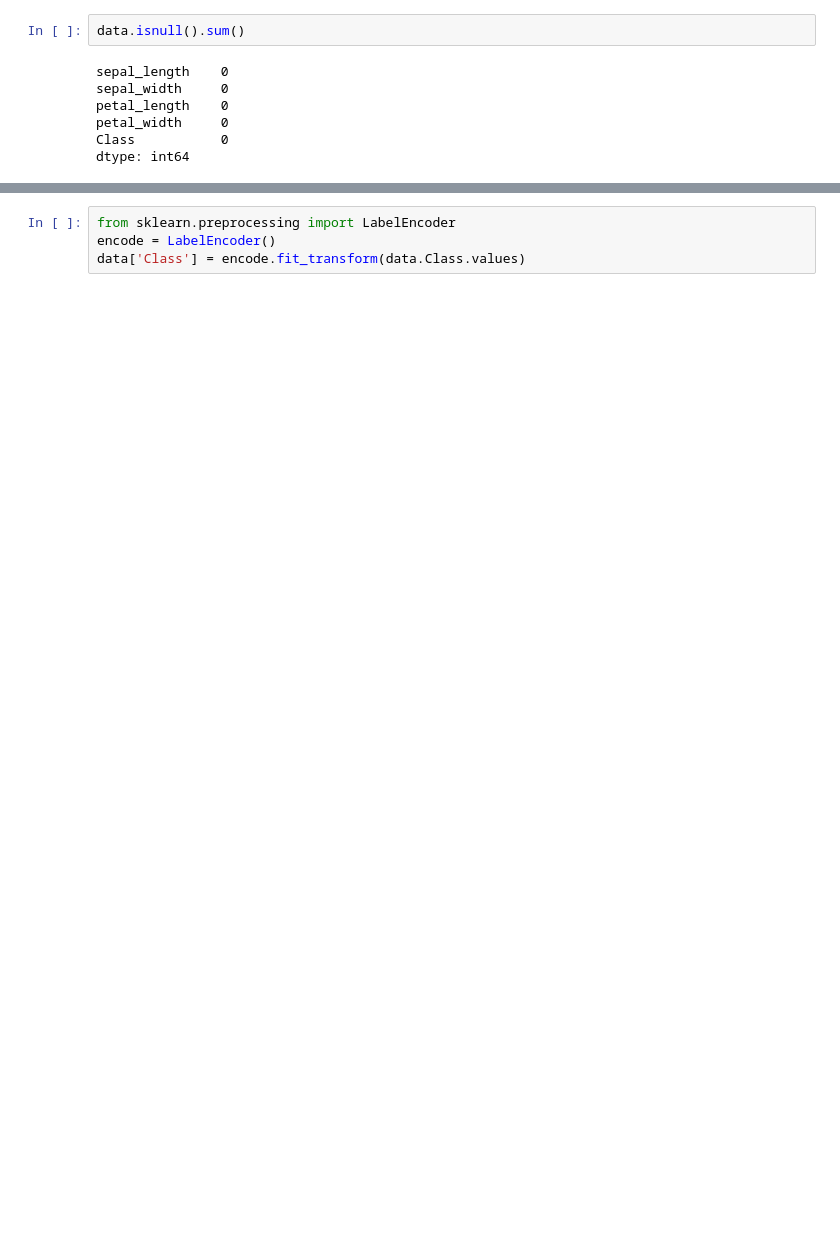
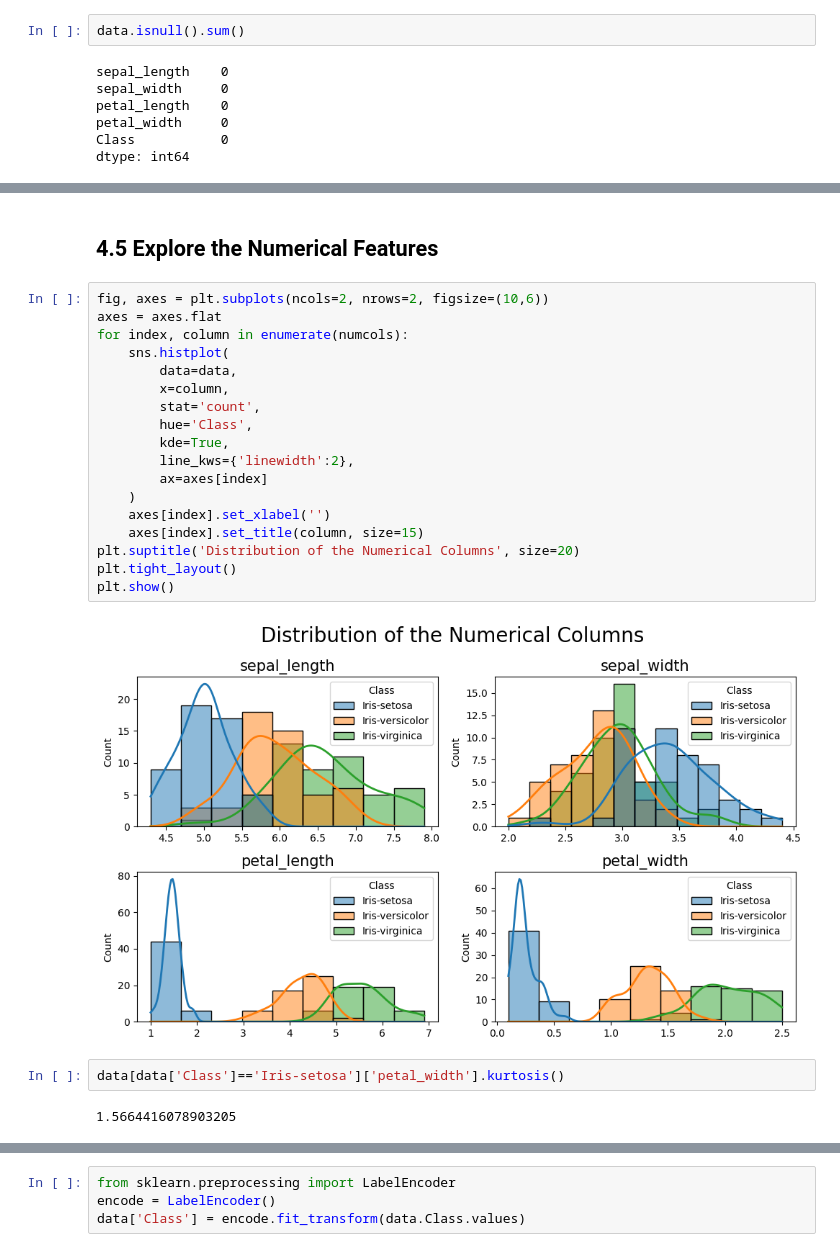
Before and after one commit to SwagAbyss/SwagML, a Jupyter notebook: Projects/iris/Iris_species_prediction.ipynb, the cells around one changed output, grey strips where cells are left out. Saved outputs shown, nothing was run; the diff lists cells and outputs as text; blank space fills up the shorter version.

```diff
--- a/Projects/iris/Iris_species_prediction.ipynb
+++ b/Projects/iris/Iris_species_prediction.ipynb
@@ -154,0 +116,26 @@ sns.countplot(data=data, x='Class')
+# %% [markdown]
+## __4.5 Explore the Numerical Features__
+# %%
+fig, axes = plt.subplots(ncols=2, nrows=2, figsize=(10,6))
+axes = axes.flat
+for index, column in enumerate(numcols):
+    sns.histplot(
+        data=data,
+        x=column,
+        stat='count',
+        hue='Class',
+        kde=True,
+        line_kws={'linewidth':2},
+        ax=axes[index]
+    )
+    axes[index].set_xlabel('')
+    axes[index].set_title(column, size=15)
+plt.suptitle('Distribution of the Numerical Columns', size=20)
+plt.tight_layout()
+plt.show()
+# %% [output]
+[figure, added]
+# %%
+data[data['Class']=='Iris-setosa']['petal_width'].kurtosis()
+# %% [output]
+1.5664416078903205
```
Also changed, not shown: parts of 55 cells of this notebook.
